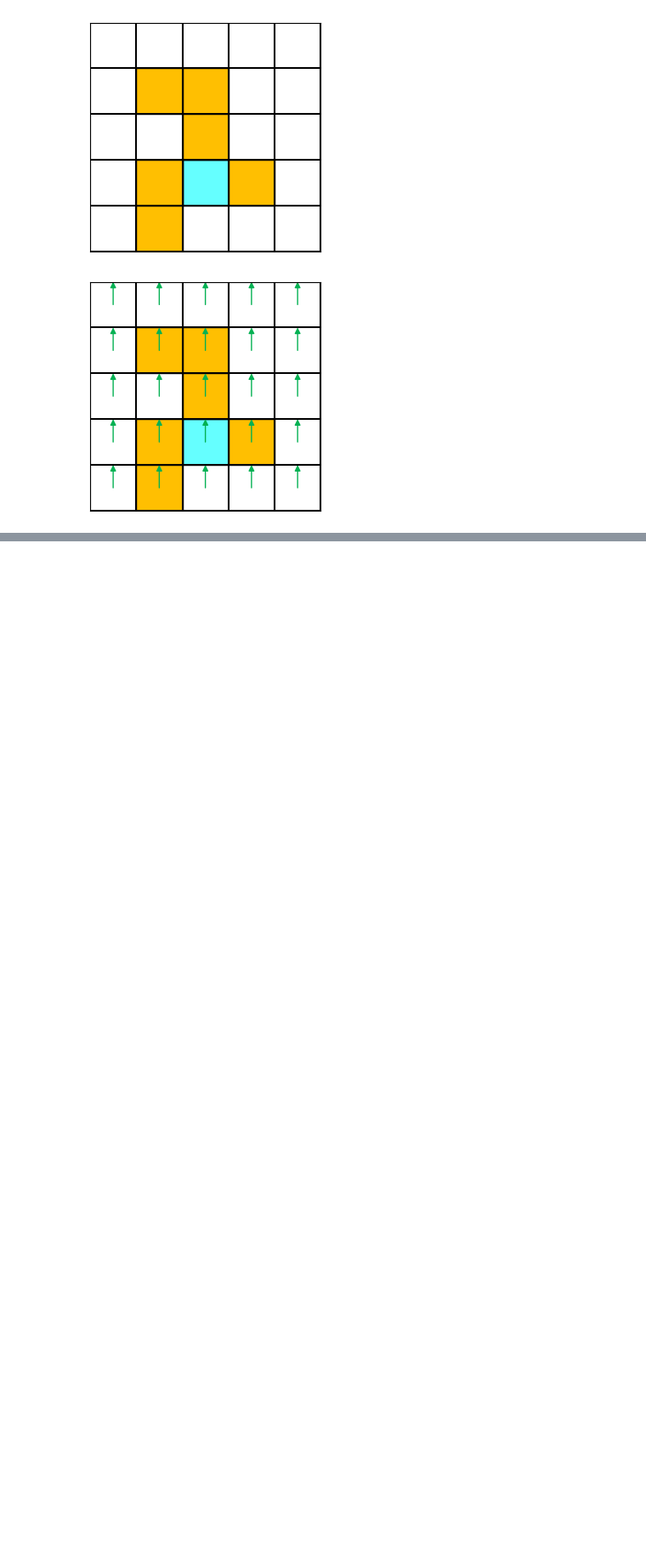
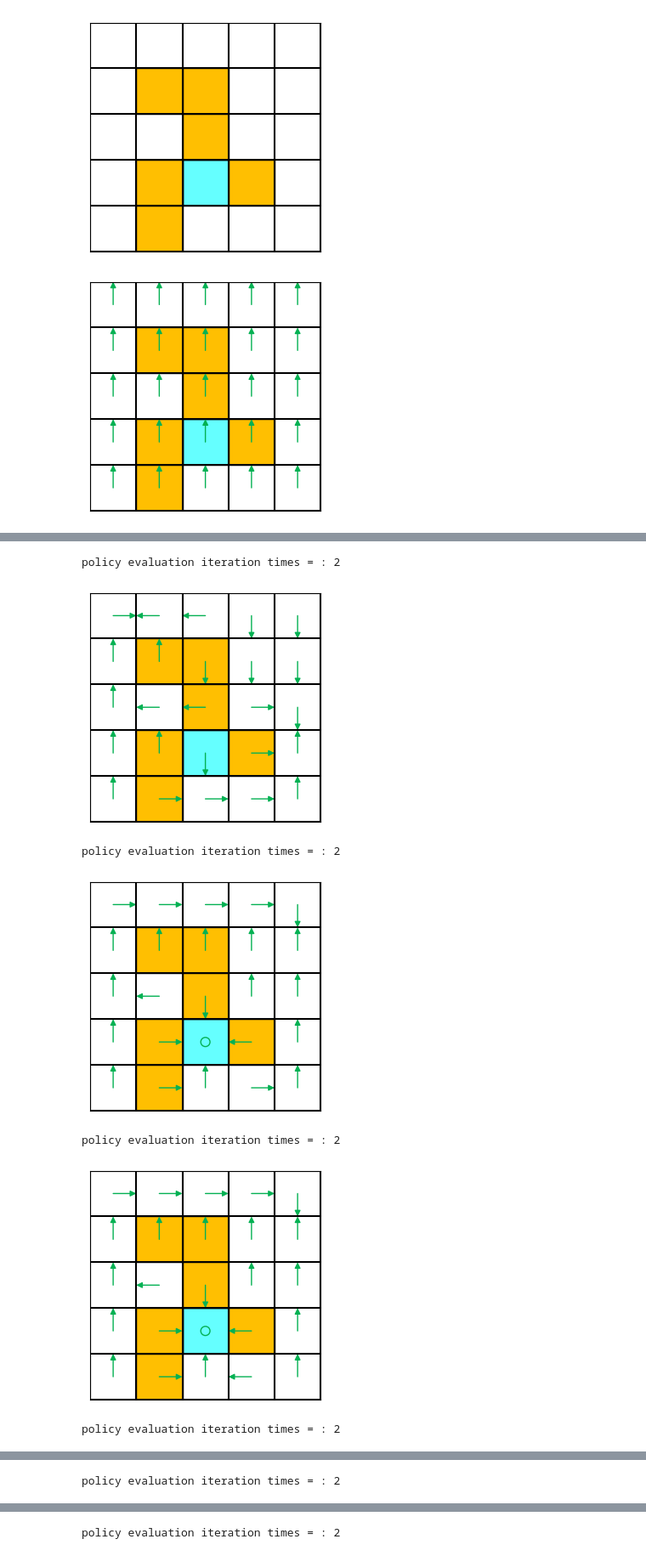
Before and after one commit to ziwenhahaha/Code-of-RL-Beginning, a Jupyter notebook: codes/4.2.policy iteration.ipynb, the cells around one changed output, grey strips where cells are left out. Shown at 85% size. Saved outputs shown, nothing was run; the diff lists cells and outputs as text; code cells hidden in the pictures; blank space fills up the shorter version.

```diff
--- a/codes/4.2.policy iteration.ipynb
+++ b/codes/4.2.policy iteration.ipynb
@@ -98,0 +78,13 @@ while(np.sum((value_pre-value)**2)>0.001):
+# %%
+theta = 0.001
+gamma = 0.9
+agent = PolicyIteration(gridworld, theta, gamma)
+agent.policy_iteration()
+# %% [output]
+policy evaluation iteration times = : 2
+[figure, added]
+policy evaluation iteration times = : 2
+[figure, added]
+policy evaluation iteration times = : 2
+[figure, added]
+policy evaluation iteration times = : 2
@@ -98,0 +92 @@ while(np.sum((value_pre-value)**2)>0.001):
+policy evaluation iteration times = : 2
@@ -98,0 +94 @@ while(np.sum((value_pre-value)**2)>0.001):
+policy evaluation iteration times = : 2
```
Also changed, not shown: parts of 8 cells of this notebook, 34 other files.
